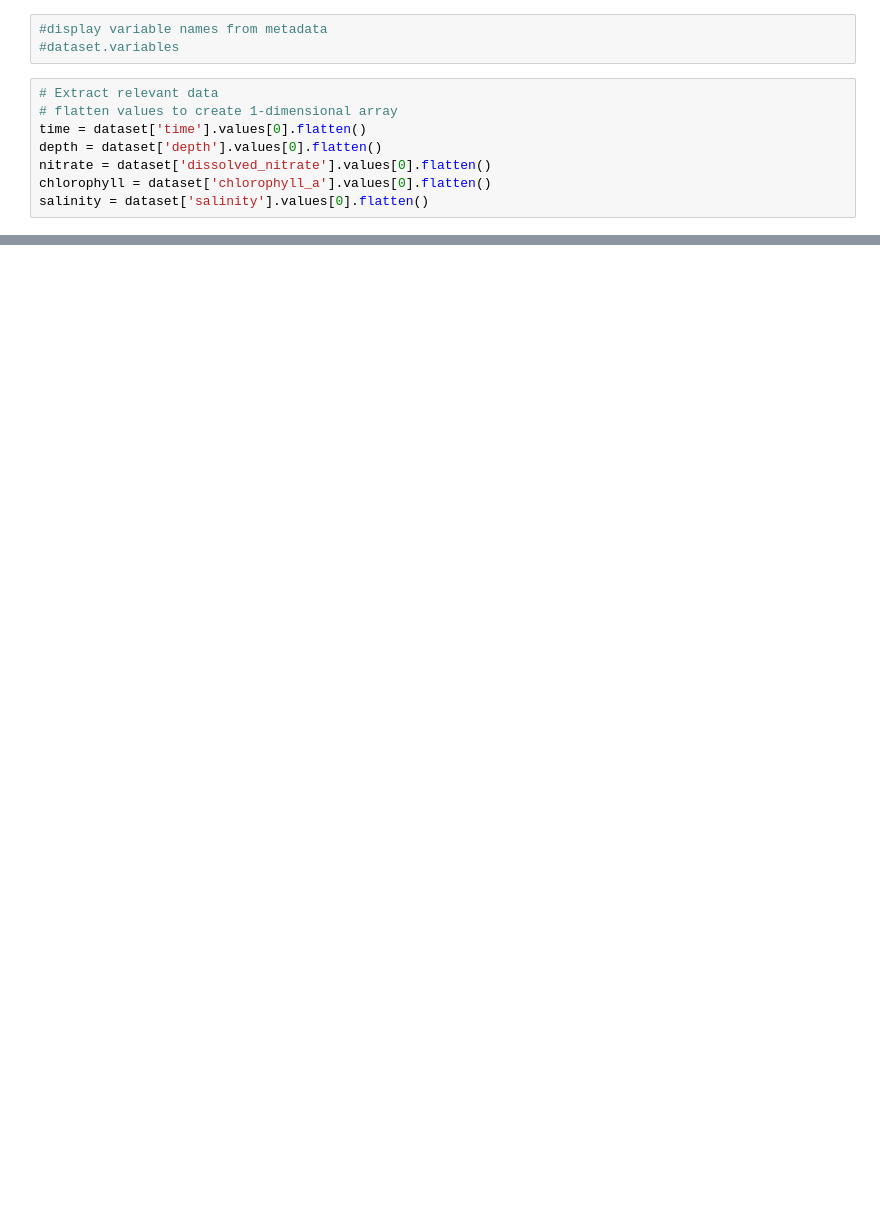
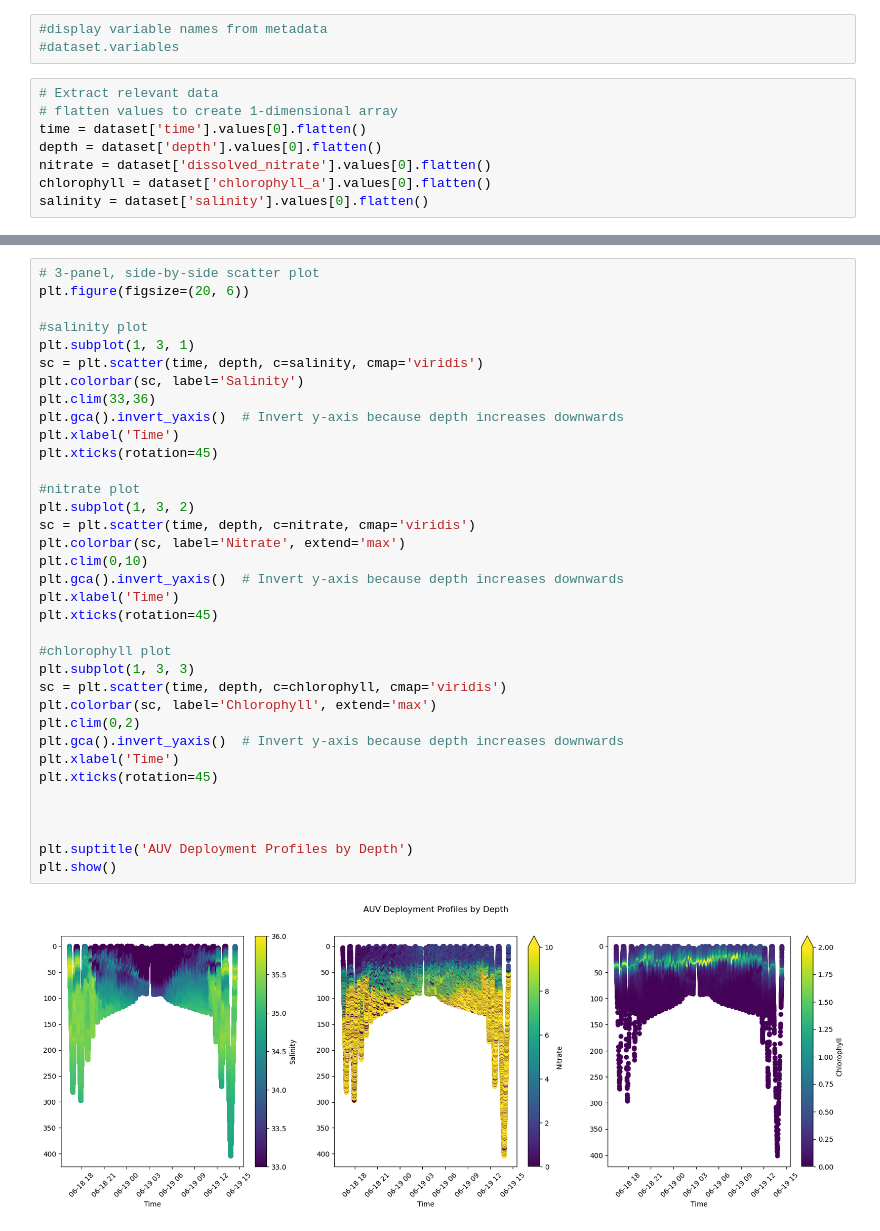
Before and after one commit to tainasanchez/pep2023-auv, a Jupyter notebook: auv_plot_by_depth_deployment.ipynb, the cells around one changed output, grey strips where cells are left out. Cells and saved outputs as stored; diff of their text form; blank space fills up the shorter version.

```diff
--- a/auv_plot_by_depth_deployment.ipynb
+++ b/auv_plot_by_depth_deployment.ipynb
@@ -82,0 +98,37 @@ plt.show()
+# %%
+# 3-panel, side-by-side scatter plot
+plt.figure(figsize=(20, 6))
+
+#salinity plot
+plt.subplot(1, 3, 1)
+sc = plt.scatter(time, depth, c=salinity, cmap='viridis')
+plt.colorbar(sc, label='Salinity')
+plt.clim(33,36)
+plt.gca().invert_yaxis()  # Invert y-axis because depth increases downwards
+plt.xlabel('Time')
+plt.xticks(rotation=45)
+
+#nitrate plot
+plt.subplot(1, 3, 2)
+sc = plt.scatter(time, depth, c=nitrate, cmap='viridis')
+plt.colorbar(sc, label='Nitrate', extend='max')
+plt.clim(0,10)
+plt.gca().invert_yaxis()  # Invert y-axis because depth increases downwards
+plt.xlabel('Time')
+plt.xticks(rotation=45)
+
+#chlorophyll plot
+plt.subplot(1, 3, 3)
+sc = plt.scatter(time, depth, c=chlorophyll, cmap='viridis')
+plt.colorbar(sc, label='Chlorophyll', extend='max')
+plt.clim(0,2)
+plt.gca().invert_yaxis()  # Invert y-axis because depth increases downwards
+plt.xlabel('Time')
+plt.xticks(rotation=45)
+
+
+
+plt.suptitle('AUV Deployment Profiles by Depth')
+plt.show()
+# %% [output]
+[figure, added]
```
Also changed, not shown: parts of 5 cells of this notebook.
